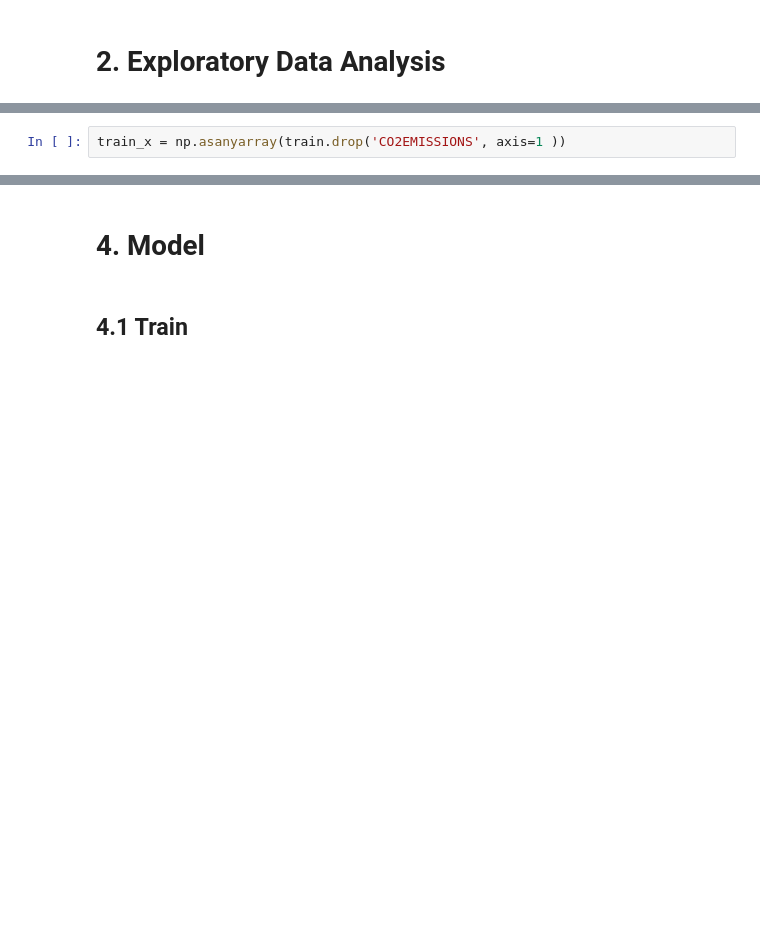
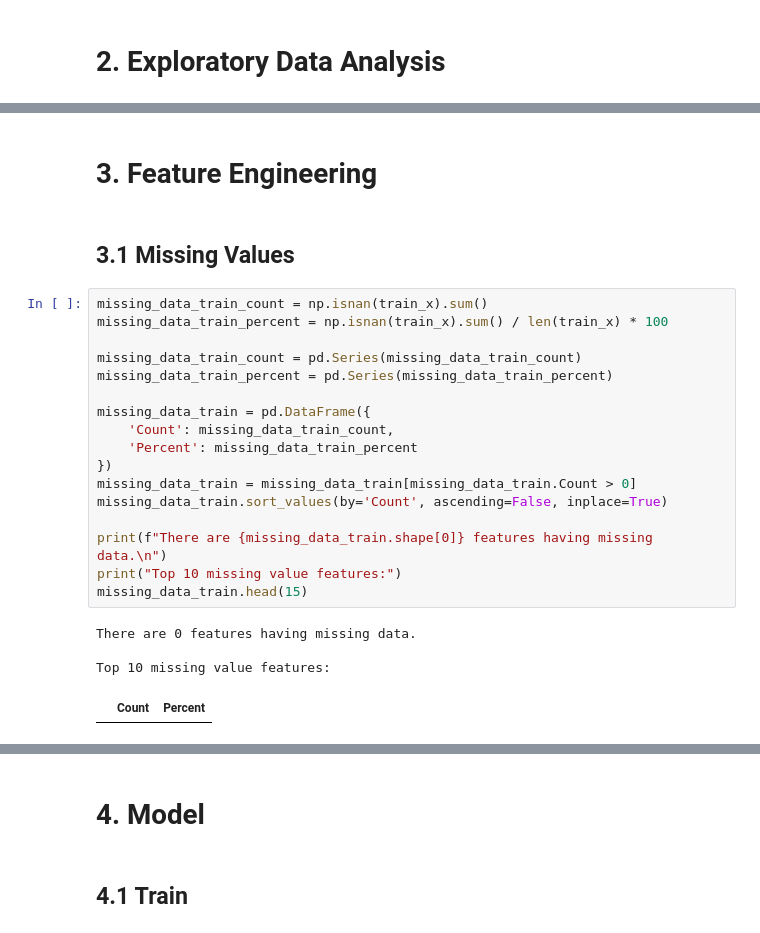
Before and after one commit to rifqiazhari/Regression, a Jupyter notebook: Multivariate Linear Regression - Predict C02 Emission Produce by Cars.ipynb, the cells around one changed output, grey strips where cells are left out. Saved outputs shown, nothing was run; the diff lists cells and outputs as text; blank space fills up the shorter version.

```diff
--- a/Multivariate Linear Regression - Predict C02 Emission Produce by Cars.ipynb
+++ b/Multivariate Linear Regression - Predict C02 Emission Produce by Cars.ipynb
@@ -254,2 +156,0 @@ test_y1: (217, 1) (20.0%)
-# %%
-train_x = np.asanyarray(train.drop('CO2EMISSIONS', axis=1 ))
@@ -305,0 +228,28 @@ test_y2: (217, 1) (20.0%)
+# %% [markdown]
+<a name='3'></a>
+# 3. Feature Engineering
+# %% [markdown]
+<a name='3.1'></a>
+## 3.1 Missing Values
+# %%
+missing_data_train_count = np.isnan(train_x).sum()
+missing_data_train_percent = np.isnan(train_x).sum() / len(train_x) * 100
+
+missing_data_train_count = pd.Series(missing_data_train_count)
+missing_data_train_percent = pd.Series(missing_data_train_percent)
+
+missing_data_train = pd.DataFrame({
+    'Count': missing_data_train_count,
+    'Percent': missing_data_train_percent
+})
+missing_data_train = missing_data_train[missing_data_train.Count > 0]
+missing_data_train.sort_values(by='Count', ascending=False, inplace=True)
+
+print(f"There are {missing_data_train.shape[0]} features having missing data.\n")
+print("Top 10 missing value features:")
+missing_data_train.head(15)
+# %% [output]
+There are 0 features having missing data.
+
+Top 10 missing value features:
+|  | Count | Percent |
```
Also changed, not shown: parts of 46 cells of this notebook, 2 other files.
